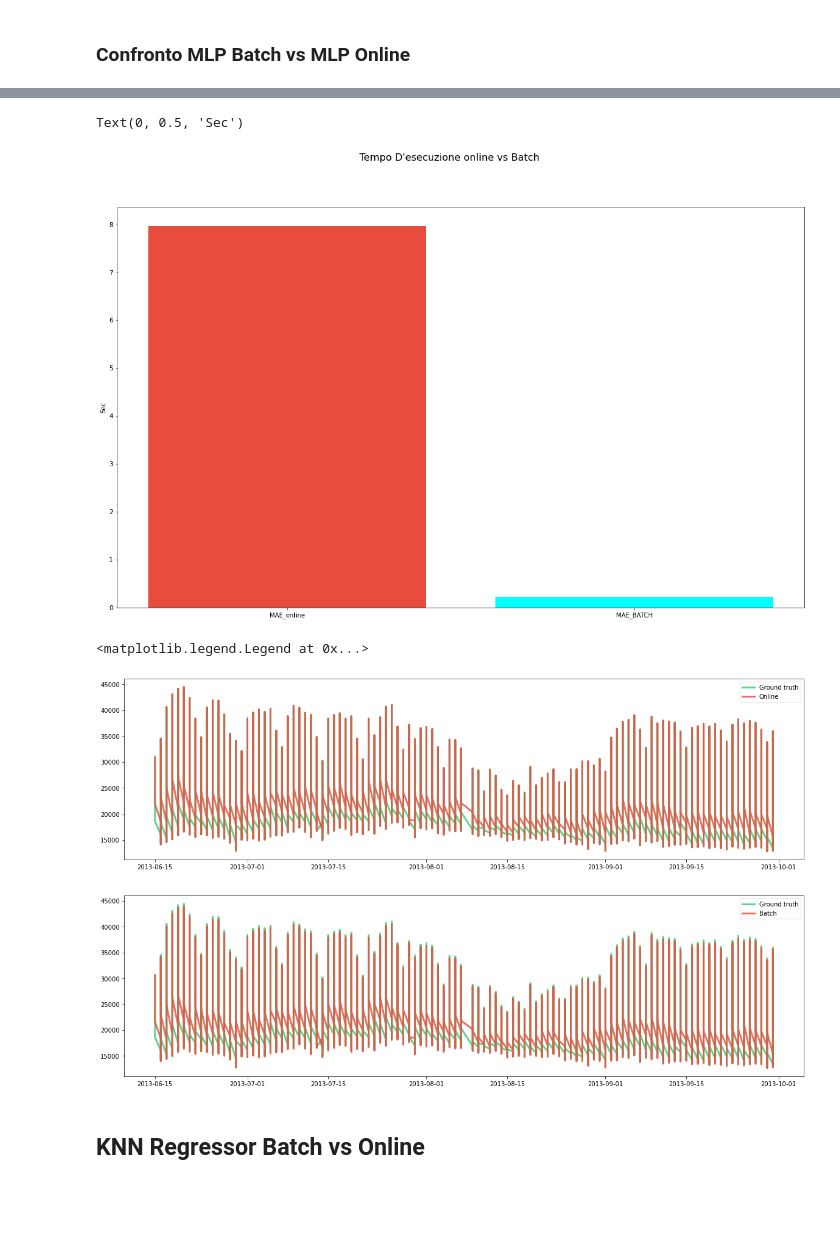
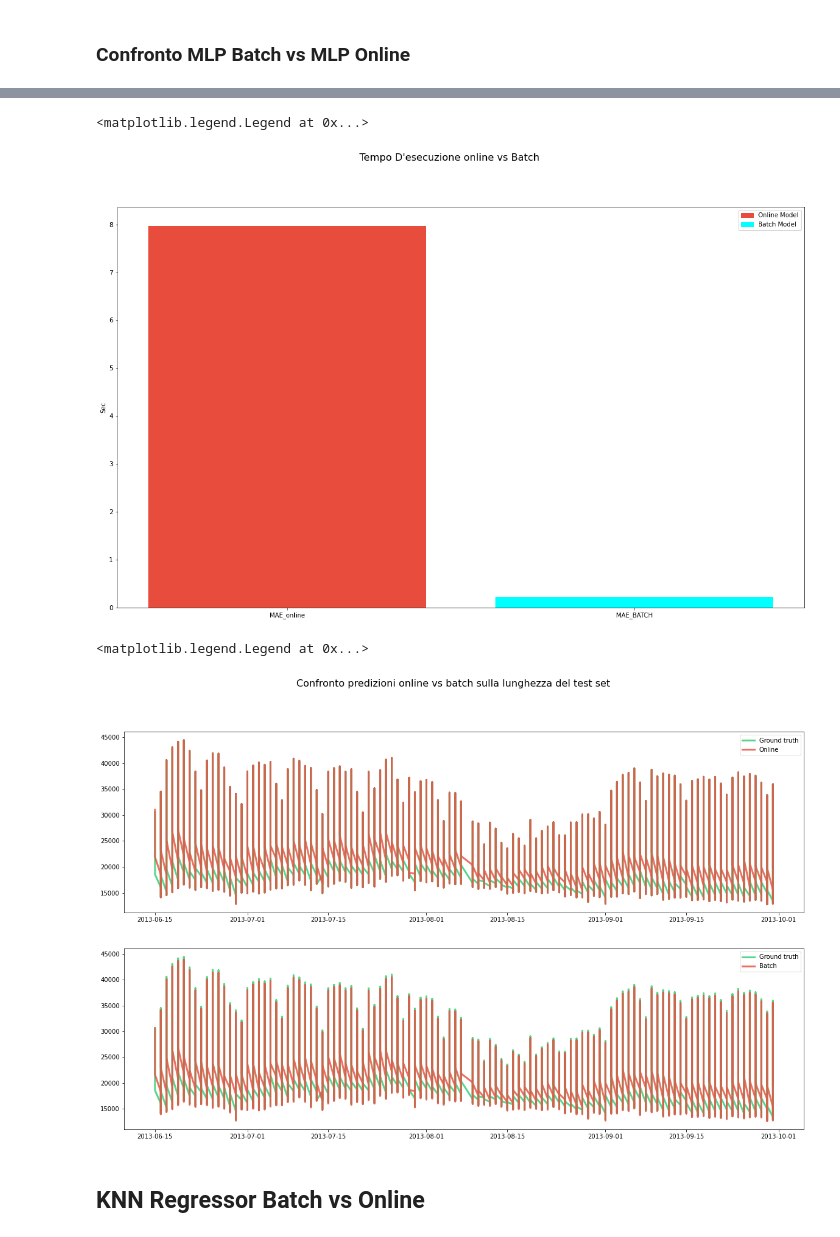
Before and after one commit to giodefa96/Script_Tesi_new, a Jupyter notebook: Risultati Finali/WaterVolumePrediction.ipynb, the cells around one changed output, grey strips where cells are left out. Saved outputs shown, nothing was run; the diff lists cells and outputs as text; code cells hidden in the pictures; blank space fills up the shorter version.

Commit message:
Fine Confronto water Pred v2

```diff
--- a/Risultati Finali/WaterVolumePrediction.ipynb
+++ b/Risultati Finali/WaterVolumePrediction.ipynb
@@ -339,22 +349,27 @@ fig.suptitle('Tempo D\'esecuzione online vs Batch',  fontsize=16)
 
 ax.bar(height=[7.974549770355225,0.22284626960754395], x=['MAE_online','MAE_BATCH'], color=['#e74c3c', 'cyan'])
 ax.set_ylabel('Sec')
+
+red_patch = mpatches.Patch(color='#e74c3c', label='Online Model')
+cyan_patch= mpatches.Patch(color='cyan', label='Batch Model')
+ax.legend(handles=[red_patch, cyan_patch])
 # %% [output]
-Text(0, 0.5, 'Sec')
+<matplotlib.legend.Legend at 0x...>
-[figure, old version]
+[figure, new version]
 # %%
 # Plot the results
 fig, (ax1,ax2) = plt.subplots(2,1,figsize=(20, 12))
+fig.suptitle('Confronto predizioni online vs batch sulla lunghezza del test set',  fontsize=16)
 ax.grid(alpha=0.75)
 ax1.plot(dates_ml_online[5947::], Y_test_mlp, lw=3, color='#2ecc71', alpha=0.8, label='Ground truth')
 ax2.plot(dates_ml_online[5947::], Y_test_mlp, lw=3, color='#2ecc71', alpha=0.8, label='Ground truth')
 ax1.plot(dates_ml_online[5947::], y_preds_ml_online[5947::], lw=3, color='#e74c3c', alpha=0.8, label='Online')
 ax2.plot(dates_ml_online[5947::], result_mlpBatch, lw=3, color='#e74c3c', alpha=0.8, label='Batch')
 ax1.legend()
 ax2.legend()
 # %% [output]
 <matplotlib.legend.Legend at 0x...>
-[figure, old version]
+[figure, new version]
 # %% [markdown]
 ## KNN Regressor Batch vs Online
 # %% [markdown]
```
Also changed, not shown: parts of 15 cells of this notebook.
